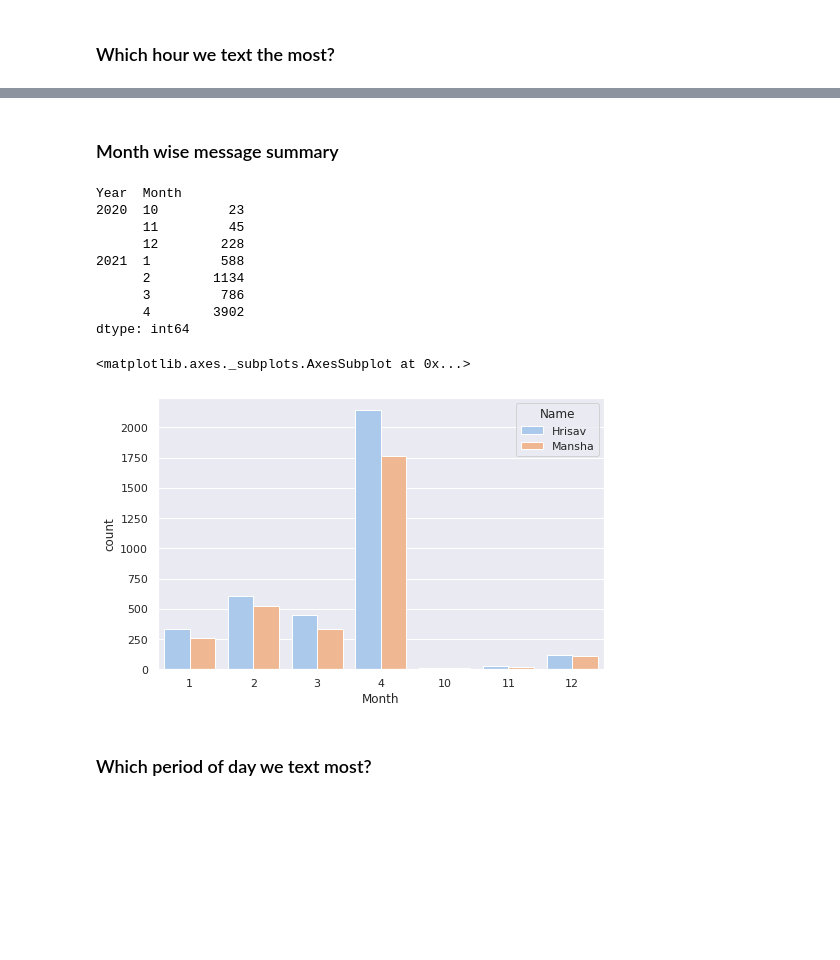
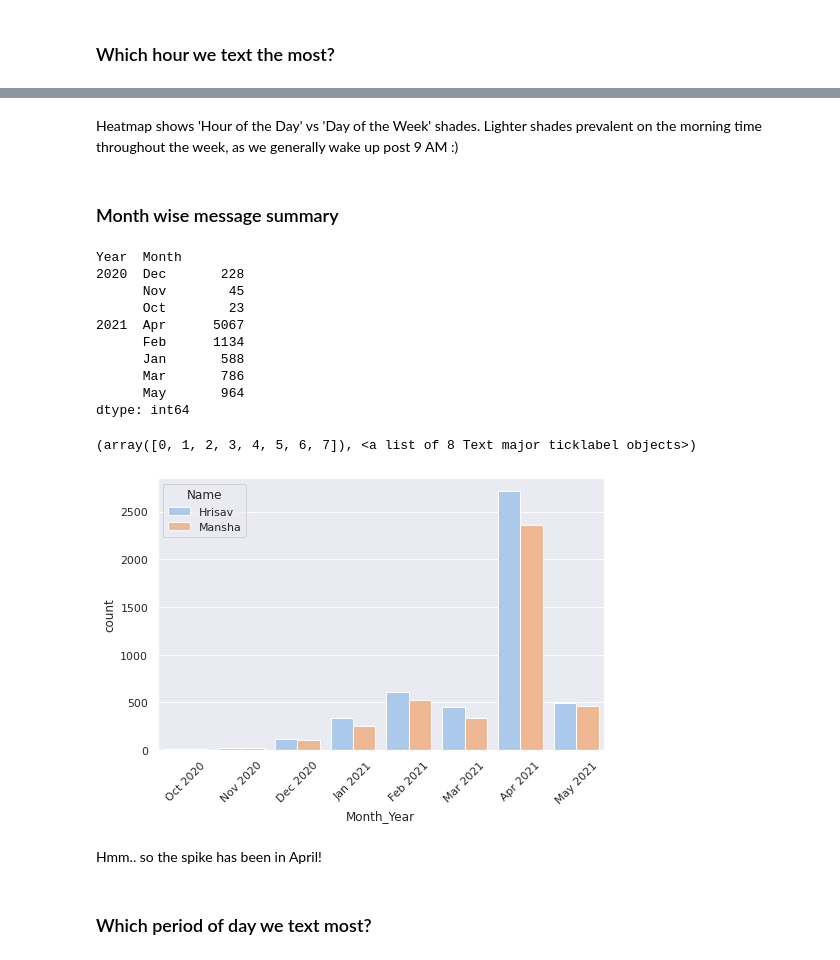
Before and after one commit to hrisav/whatsapp-conversation, a Jupyter notebook: WP_Chat.ipynb, the cells around one changed output, grey strips where cells are left out. Cells and saved outputs as stored; diff of their text form; code cells hidden in the pictures; blank space fills up the shorter version.

```diff
--- a/WP_Chat.ipynb
+++ b/WP_Chat.ipynb
@@ -321,0 +327,19 @@ df_clean.head()
+# %%
+months = {
+     1 : 'Jan',
+     2 : 'Feb',
+     3 : 'Mar',
+     4 : 'Apr',
+     5 : 'May',
+     6 : 'Jun',
+     7 : 'Jul',
+     8 : 'Aug',
+     9 : 'Sep',
+    10 : 'Oct',
+    11 : 'Nov',
+    12 : 'Dec'
+}
+df_clean['Month'] = df_clean['Month'].apply(lambda x: months[x])
+# %%
+df_clean['Month_Year'] = df_clean['Month'].map(str) + ' ' + df_clean['Year'].map(str)
+df_clean.head()
@@ -321,0 +355,3 @@ df_clean.head()
+# %%
+df_clean['Msg_Length'] = df_clean['Message'].str.len()
+df_clean.head()
@@ -353 +400,4 @@ DayofWeek    0
 dtype: int64
+# %%
+df_clean = df_clean.reset_index(drop=True)
+df_clean.tail()
@@ -435,23 +546,29 @@ Seems like we converse most post 1 AM!
+# %% [markdown]
+Heatmap shows 'Hour of the Day' vs 'Day of the Week' shades. Lighter shades prevalent on the morning time throughout the week, as we generally wake up post 9 AM :)
 # %% [markdown]
 ### Month wise message summary
 # %%
 df_clean.groupby(['Year','Month']).size()
 # %% [output]
 Year  Month
-2020  10         23
-      11         45
-      12        228
-2021  1         588
-      2        1134
-      3         786
-      4        3902
+2020  Dec       228
+      Nov        45
+      Oct        23
+2021  Apr      5067
+      Feb      1134
+      Jan       588
+      Mar       786
+      May       964
 dtype: int64
 # %%
-sns.set_palette("pastel")
-sns.countplot(x ='Month', hue = 'Name', data = df_clean)
+sns.set_palette('pastel')
+sns.countplot(x ='Month_Year', hue = 'Name', data = df_clean)
+plt.xticks(rotation=45)
 # %% [output]
-<matplotlib.axes._subplots.AxesSubplot at 0x...>
+(array([0, 1, 2, 3, 4, 5, 6, 7]), <a list of 8 Text major ticklabel objects>)
-[figure, old version]
+[figure, new version]
+# %% [markdown]
+Hmm.. so the spike has been in April!
 # %% [markdown]
 ### Which period of day we text most?
 # %%
```
Also changed, not shown: parts of 83 cells of this notebook.
